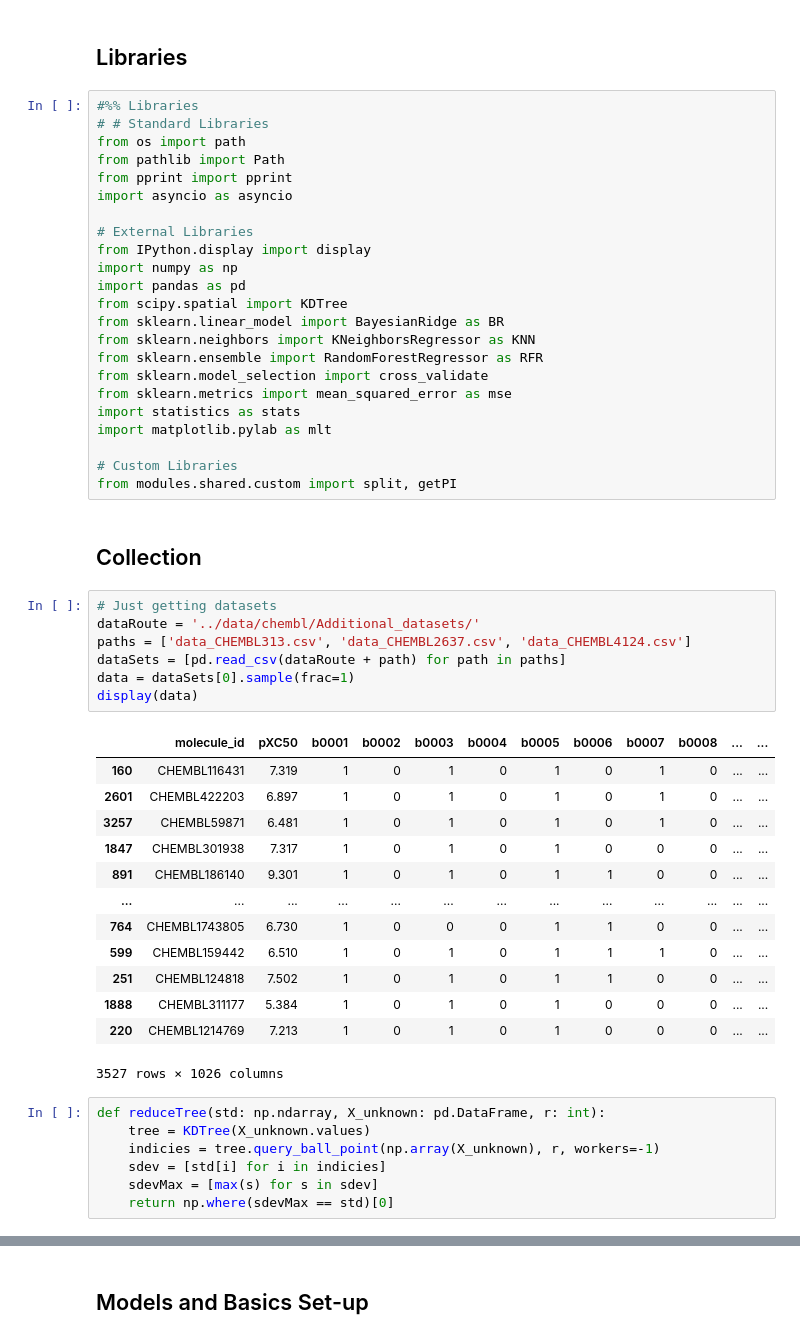
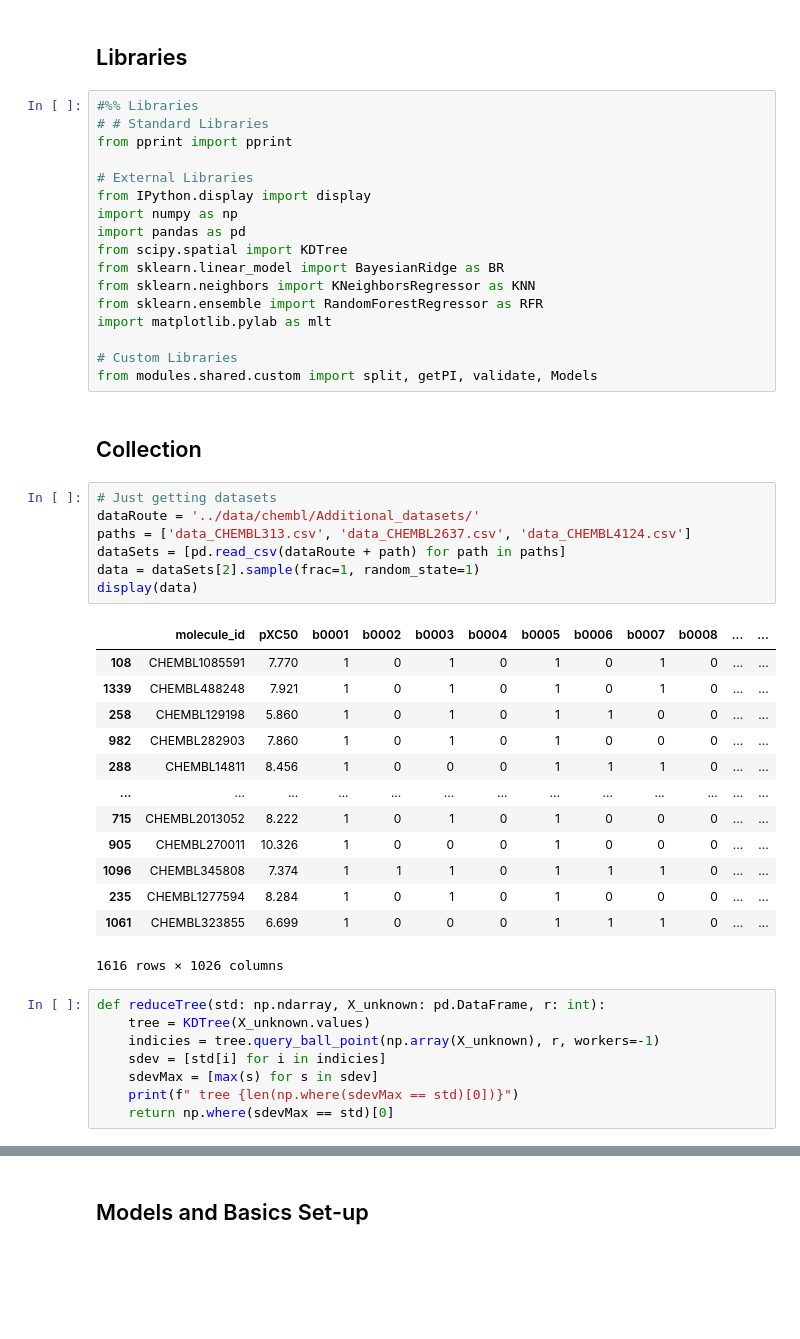
Before and after one commit to rjb255/researchProject, a Jupyter notebook: purePython/v2main.ipynb, the cells around one changed output, grey strips where cells are left out. Saved outputs shown, nothing was run; the diff lists cells and outputs as text; blank space fills up the shorter version.

```diff
--- a/purePython/v2main.ipynb
+++ b/purePython/v2main.ipynb
@@ -5,10 +5,7 @@
 # %%
 #%% Libraries
 # # Standard Libraries
-from os import path
-from pathlib import Path
 from pprint import pprint
-import asyncio as asyncio
 
 # External Libraries
 from IPython.display import display
@@ -18,40 +15,38 @@ from scipy.spatial import KDTree
 from sklearn.linear_model import BayesianRidge as BR
 from sklearn.neighbors import KNeighborsRegressor as KNN
 from sklearn.ensemble import RandomForestRegressor as RFR
-from sklearn.model_selection import cross_validate
-from sklearn.metrics import mean_squared_error as mse
-import statistics as stats
 import matplotlib.pylab as mlt
 
 # Custom Libraries
-from modules.shared.custom import split, getPI
+from modules.shared.custom import split, getPI, validate, Models
 # %% [markdown]
 ## Collection
 # %%
 # Just getting datasets
 dataRoute = '../data/chembl/Additional_datasets/'
 paths = ['data_CHEMBL313.csv', 'data_CHEMBL2637.csv', 'data_CHEMBL4124.csv']
 dataSets = [pd.read_csv(dataRoute + path) for path in paths]
-data = dataSets[0].sample(frac=1)
+data = dataSets[2].sample(frac=1, random_state=1)
 display(data)
 # %% [output]
 |  | molecule_id | pXC50 | b0001 | b0002 | b0003 | b0004 | b0005 | b0006 | b0007 | b0008 | ... | ... |
-| 160 | CHEMBL116431 | 7.319 | 1 | 0 | 1 | 0 | 1 | 0 | 1 | 0 | ... | ... |
-| 2601 | CHEMBL422203 | 6.897 | 1 | 0 | 1 | 0 | 1 | 0 | 1 | 0 | ... | ... |
-| 3257 | CHEMBL59871 | 6.481 | 1 | 0 | 1 | 0 | 1 | 0 | 1 | 0 | ... | ... |
-| 1847 | CHEMBL301938 | 7.317 | 1 | 0 | 1 | 0 | 1 | 0 | 0 | 0 | ... | ... |
-| 891 | CHEMBL186140 | 9.301 | 1 | 0 | 1 | 0 | 1 | 1 | 0 | 0 | ... | ... |
+| 108 | CHEMBL1085591 | 7.770 | 1 | 0 | 1 | 0 | 1 | 0 | 1 | 0 | ... | ... |
+| 1339 | CHEMBL488248 | 7.921 | 1 | 0 | 1 | 0 | 1 | 0 | 1 | 0 | ... | ... |
+| 258 | CHEMBL129198 | 5.860 | 1 | 0 | 1 | 0 | 1 | 1 | 0 | 0 | ... | ... |
+| 982 | CHEMBL282903 | 7.860 | 1 | 0 | 1 | 0 | 1 | 0 | 0 | 0 | ... | ... |
+| 288 | CHEMBL14811 | 8.456 | 1 | 0 | 0 | 0 | 1 | 1 | 1 | 0 | ... | ... |
 | ... | ... | ... | ... | ... | ... | ... | ... | ... | ... | ... | ... | ... |
-| 764 | CHEMBL1743805 | 6.730 | 1 | 0 | 0 | 0 | 1 | 1 | 0 | 0 | ... | ... |
-| 599 | CHEMBL159442 | 6.510 | 1 | 0 | 1 | 0 | 1 | 1 | 1 | 0 | ... | ... |
-| 251 | CHEMBL124818 | 7.502 | 1 | 0 | 1 | 0 | 1 | 1 | 0 | 0 | ... | ... |
-| 1888 | CHEMBL311177 | 5.384 | 1 | 0 | 1 | 0 | 1 | 0 | 0 | 0 | ... | ... |
-| 220 | CHEMBL1214769 | 7.213 | 1 | 0 | 1 | 0 | 1 | 0 | 0 | 0 | ... | ... |
+| 715 | CHEMBL2013052 | 8.222 | 1 | 0 | 1 | 0 | 1 | 0 | 0 | 0 | ... | ... |
+| 905 | CHEMBL270011 | 10.326 | 1 | 0 | 0 | 0 | 1 | 0 | 0 | 0 | ... | ... |
+| 1096 | CHEMBL345808 | 7.374 | 1 | 1 | 1 | 0 | 1 | 1 | 1 | 0 | ... | ... |
+| 235 | CHEMBL1277594 | 8.284 | 1 | 0 | 1 | 0 | 1 | 0 | 0 | 0 | ... | ... |
+| 1061 | CHEMBL323855 | 6.699 | 1 | 0 | 0 | 0 | 1 | 1 | 1 | 0 | ... | ... |
-3527 rows × 1026 columns
+1616 rows × 1026 columns
 # %%
 def reduceTree(std: np.ndarray, X_unknown: pd.DataFrame, r: int):
     tree = KDTree(X_unknown.values)
     indicies = tree.query_ball_point(np.array(X_unknown), r, workers=-1)
     sdev = [std[i] for i in indicies]
     sdevMax = [max(s) for s in sdev]
+    print(f" tree {len(np.where(sdevMax == std)[0])}")
     return np.where(sdevMax == std)[0]
```
Also changed, not shown: parts of 7 cells of this notebook, 10 other files.
